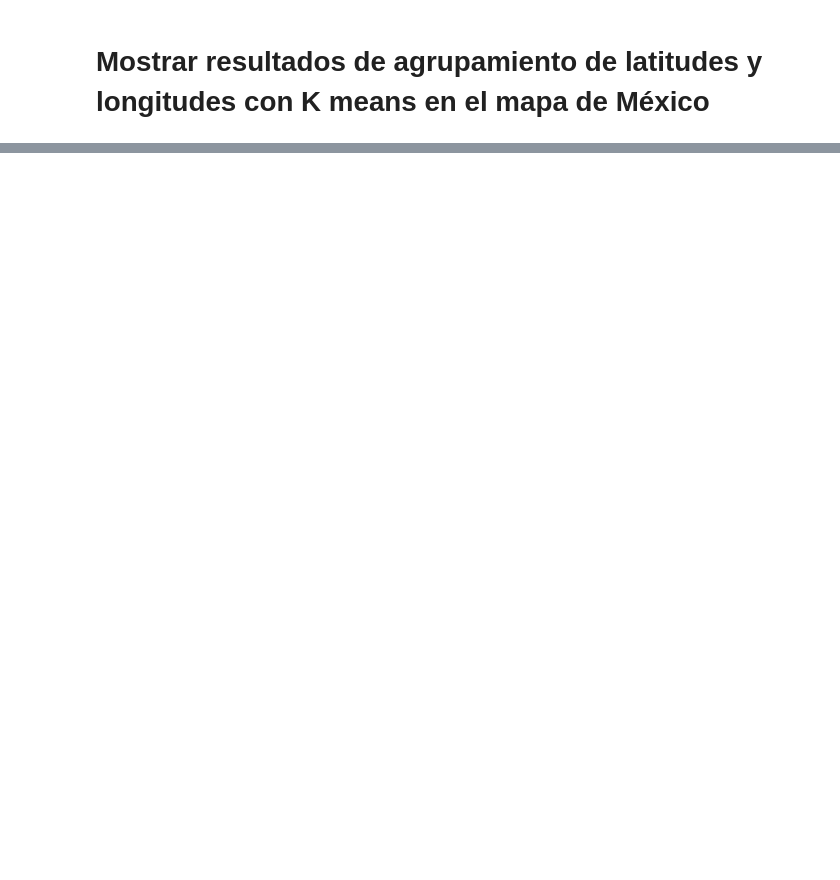
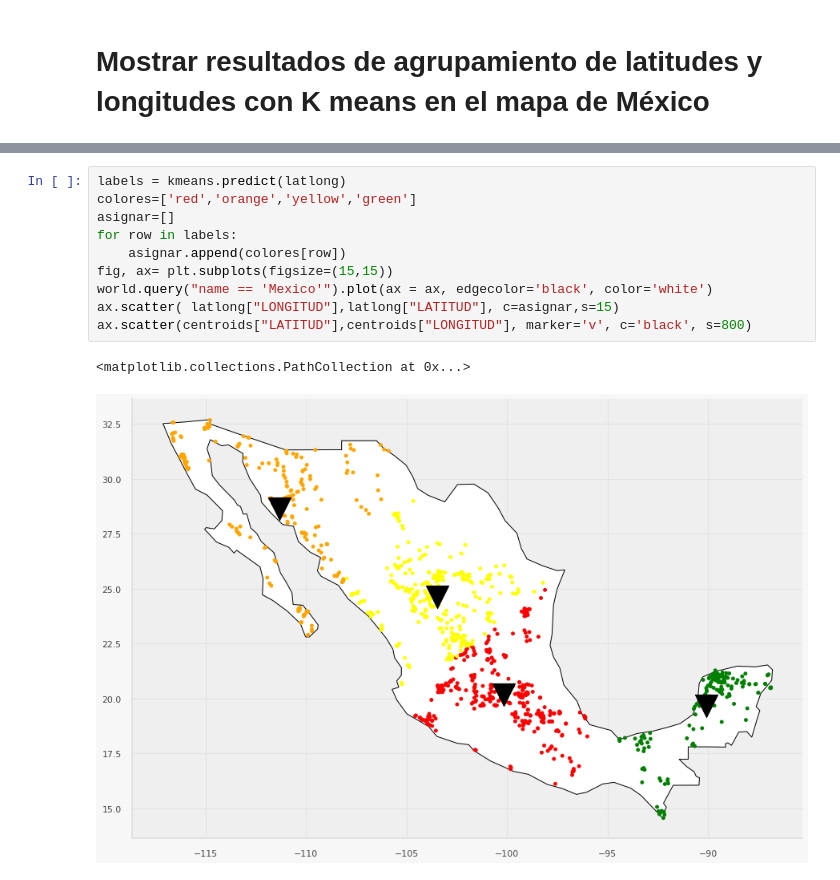
Before and after one commit to PosgradoMNA/actividades-del-projecto-equipo39, a Jupyter notebook: Copy_of_Reto_E1.ipynb, the cells around one changed output, grey strips where cells are left out. Drawn from its saved outputs; the diff is of its cells as text; blank space fills up the shorter version.

```diff
--- a/Copy_of_Reto_E1.ipynb
+++ b/Copy_of_Reto_E1.ipynb
@@ -255,0 +448,13 @@ for column in nudf:
+# %%
+labels = kmeans.predict(latlong)
+colores=['red','orange','yellow','green']
+asignar=[]
+for row in labels:
+    asignar.append(colores[row])
+fig, ax= plt.subplots(figsize=(15,15))
+world.query("name == 'Mexico'").plot(ax = ax, edgecolor='black', color='white')
+ax.scatter( latlong["LONGITUD"],latlong["LATITUD"], c=asignar,s=15)
+ax.scatter(centroids["LATITUD"],centroids["LONGITUD"], marker='v', c='black', s=800)
+# %% [output]
+<matplotlib.collections.PathCollection at 0x...>
+[figure, added]
```
Also changed, not shown: parts of 19 cells of this notebook.
